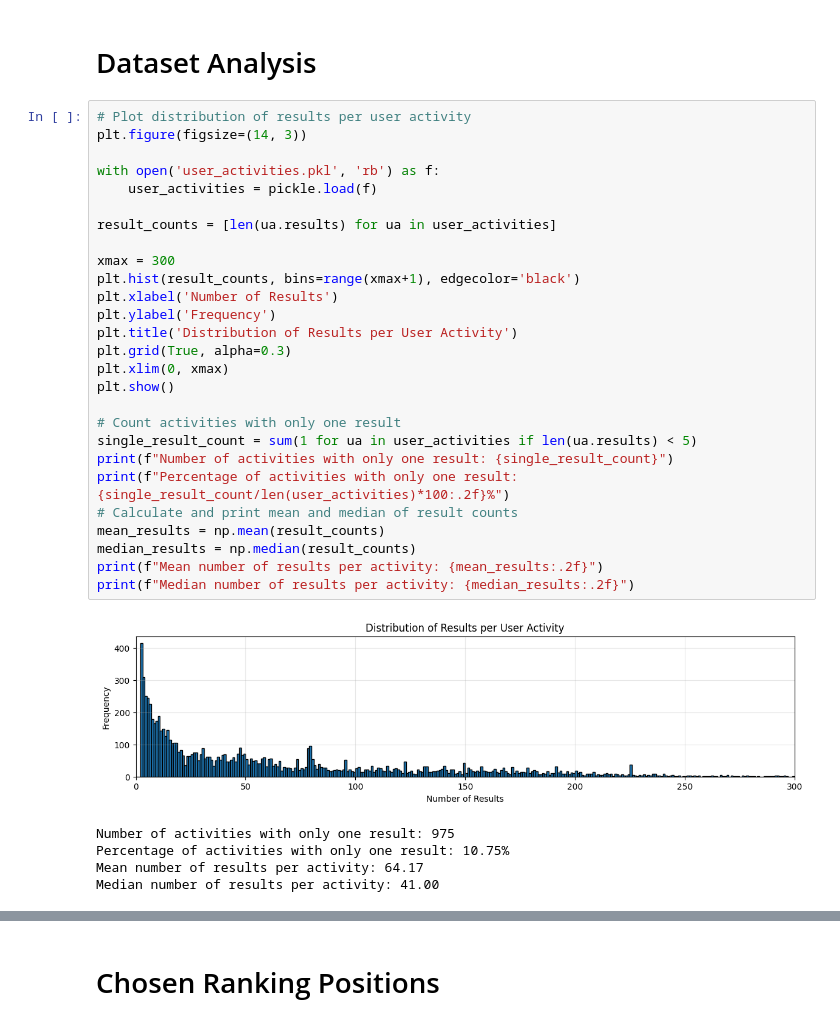
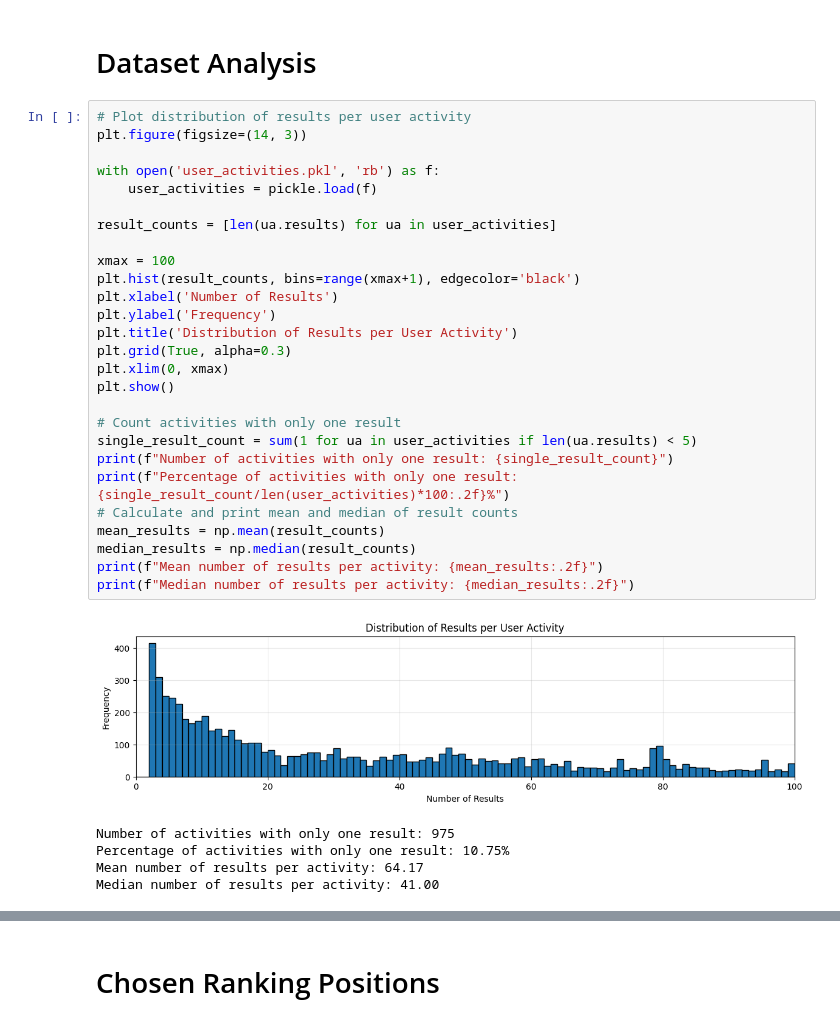
Before and after one commit to mg98/dart, a Jupyter notebook: results.ipynb, the cells around one changed output, grey strips where cells are left out. Drawn from its saved outputs; the diff is of its cells as text.

```diff
--- a/results.ipynb
+++ b/results.ipynb
@@ -51,32 +51,32 @@ def tikzplotlib_fix_ncols(obj):
 # %%
 # Plot distribution of results per user activity
 plt.figure(figsize=(14, 3))
 
 with open('user_activities.pkl', 'rb') as f:
     user_activities = pickle.load(f)
 
 result_counts = [len(ua.results) for ua in user_activities]
 
-xmax = 300
+xmax = 100
 plt.hist(result_counts, bins=range(xmax+1), edgecolor='black')
 plt.xlabel('Number of Results')
 plt.ylabel('Frequency')
 plt.title('Distribution of Results per User Activity')
 plt.grid(True, alpha=0.3)
 plt.xlim(0, xmax)
 plt.show()
 
 # Count activities with only one result
 single_result_count = sum(1 for ua in user_activities if len(ua.results) < 5)
 print(f"Number of activities with only one result: {single_result_count}")
 print(f"Percentage of activities with only one result: {single_result_count/len(user_activities)*100:.2f}%")
 # Calculate and print mean and median of result counts
 mean_results = np.mean(result_counts)
 median_results = np.median(result_counts)
 print(f"Mean number of results per activity: {mean_results:.2f}")
 print(f"Median number of results per activity: {median_results:.2f}")
 # %% [output]
-[figure, old version]
+[figure, new version]
 Number of activities with only one result: 975
 Percentage of activities with only one result: 10.75%
 Mean number of results per activity: 64.17
```
Also changed, not shown: parts of 10 cells of this notebook, 23 other files.
